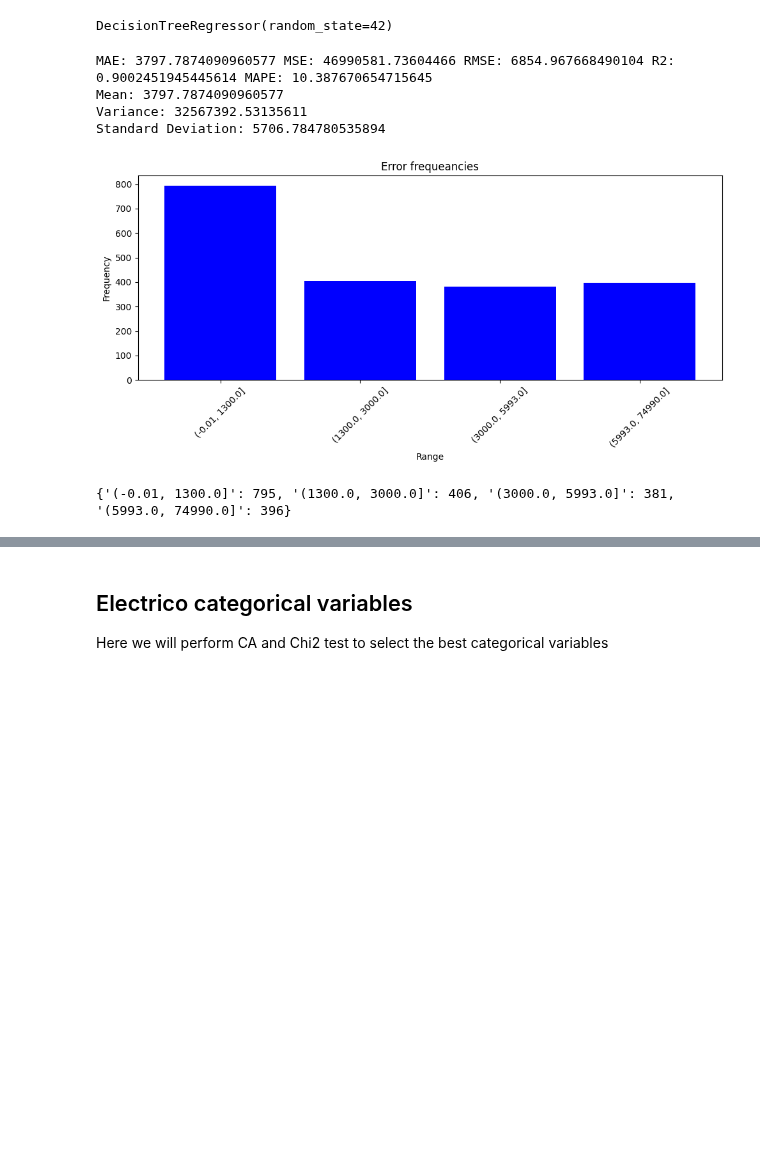
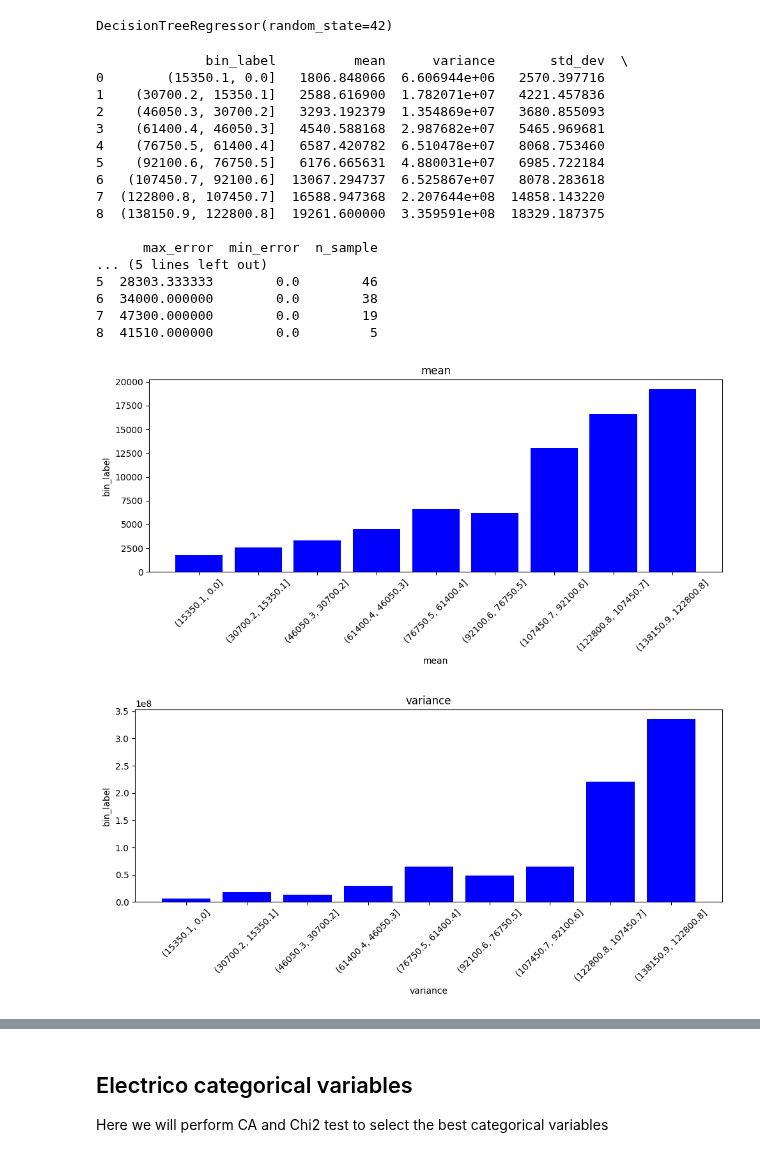
Before and after one commit to Lingfeng555/Cars_Price_Prediction, a Jupyter notebook: Trees/electric_and_plugin.ipynb, the cells around one changed output, grey strips where cells are left out. Cells and saved outputs as stored; diff of their text form; code cells hidden in the pictures; blank space fills up the shorter version.

```diff
--- a/Trees/electric_and_plugin.ipynb
+++ b/Trees/electric_and_plugin.ipynb
@@ -228,16 +228,29 @@ DecisionTreeRegressor(random_state=42)
 # %%
 def mean_absolute_percentage_error(y_true, y_pred):
     y_true, y_pred = np.array(y_true), np.array(y_pred)
     return np.mean(np.abs((y_true - y_pred) / y_true)) * 100
 
 # Realizar predicciones sobre el conjunto de prueba
 y_pred = tree_model.predict(X_test)
 
-evaluator.eval_regression(y_pred, y_test)
+Evaluator.regression_error_distribution(y_pred, y_test, plot= True, bins=10)
 # %% [output]
-MAE: 3797.7874090960577 MSE: 46990581.73604466 RMSE: 6854.967668490104 R2: 0.9002451945445614 MAPE: 10.387670654715645
-Mean: 3797.7874090960577
-Variance: 32567392.53135611
-Standard Deviation: 5706.784780535894
+              bin_label          mean      variance       std_dev  \
+0        (15350.1, 0.0]   1806.848066  6.606944e+06   2570.397716
+1    (30700.2, 15350.1]   2588.616900  1.782071e+07   4221.457836
+2    (46050.3, 30700.2]   3293.192379  1.354869e+07   3680.855093
+3    (61400.4, 46050.3]   4540.588168  2.987682e+07   5465.969681
+4    (76750.5, 61400.4]   6587.420782  6.510478e+07   8068.753460
+5    (92100.6, 76750.5]   6176.665631  4.880031e+07   6985.722184
+6   (107450.7, 92100.6]  13067.294737  6.525867e+07   8078.283618
+7  (122800.8, 107450.7]  16588.947368  2.207644e+08  14858.143220
+8  (138150.9, 122800.8]  19261.600000  3.359591e+08  18329.187375
+
+      max_error  min_error  n_sample
+... (5 lines left out)
+5  28303.333333        0.0        46
+6  34000.000000        0.0        38
+7  47300.000000        0.0        19
+8  41510.000000        0.0         5
-[figure, old version]
+[figure, new version]
-{'(-0.01, 1300.0]': 795, '(1300.0, 3000.0]': 406, '(3000.0, 5993.0]': 381, '(5993.0, 74990.0]': 396}
+[figure, added]
```
Also changed, not shown: parts of 10 cells of this notebook, 1 other file.
